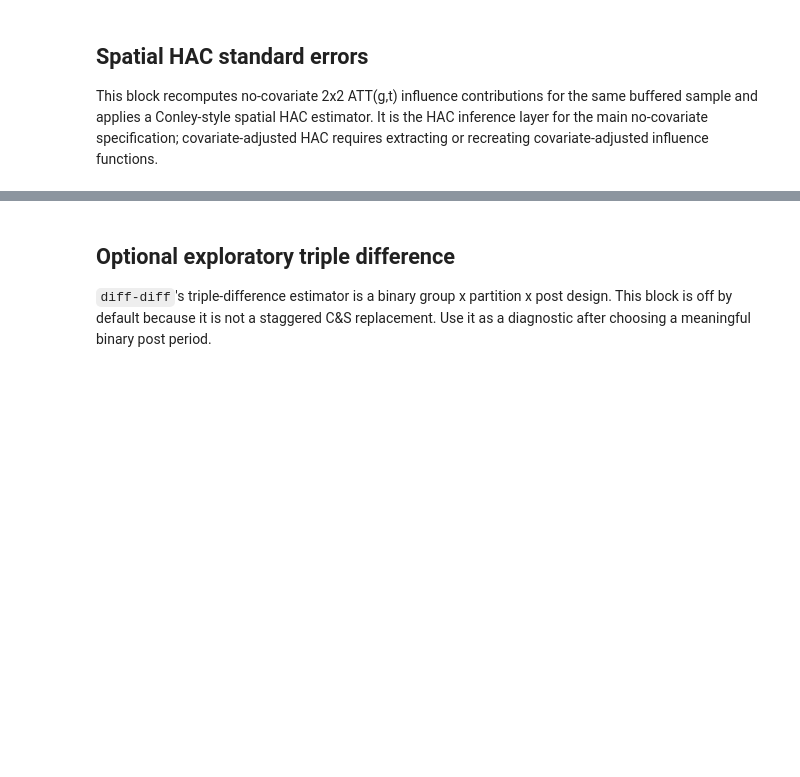
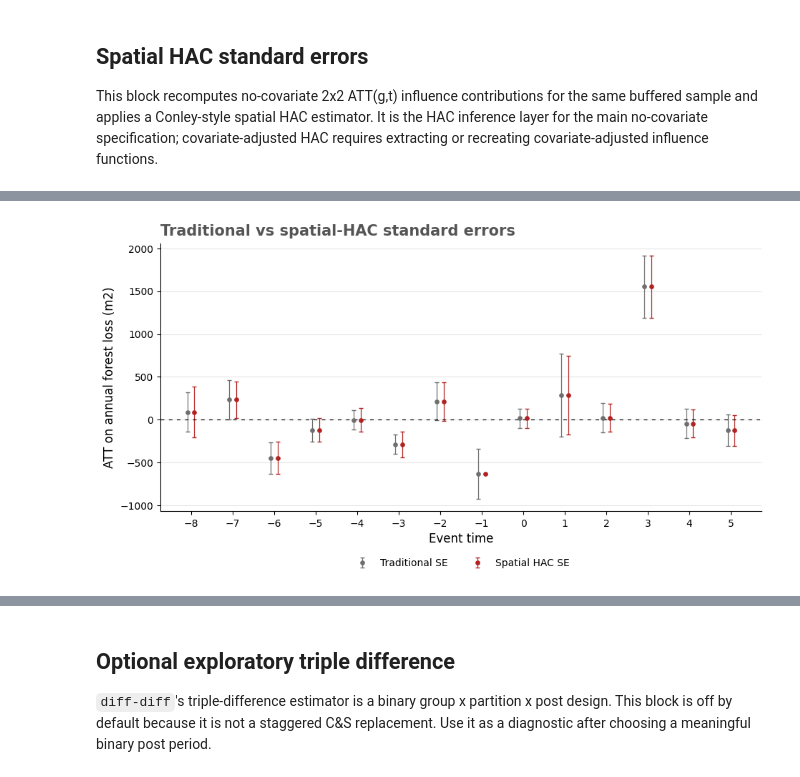
Before and after one commit to cpj97/paper2, a Jupyter notebook: notebooks/08_buffered_cs_att.ipynb, the cells around one changed output, grey strips where cells are left out. Drawn from its saved outputs; the diff is of its cells as text; code cells hidden in the pictures; blank space fills up the shorter version.

```diff
--- a/notebooks/08_buffered_cs_att.ipynb
+++ b/notebooks/08_buffered_cs_att.ipynb
@@ -57,10 +60,27 @@ ROBUST_COVARIATE_PATH = INTERMEDIATE_DIR / append_tag_to_filename('panel_robustn
 
 ESTIMATION_SAMPLE_NAME = '08_buffered_estimation_panel.parquet'
 DIFFDIFF_RESULTS_NAME = '08_diffdiff_cs_results.csv'
+DIFFDIFF_OVERALL_NAME = '08_diffdiff_overall_att.csv'
+COHORT_EFFECTS_NAME = '08_diffdiff_cohort_effects.csv'
+COHORT_HAC_SE_COMPARISON_NAME = '08_diffdiff_cohort_hac_se_comparison.csv'
+OVERALL_HAC_SE_COMPARISON_NAME = '08_diffdiff_overall_hac_se_comparison.csv'
+HAC_SE_COMPARISON_NAME = '08_diffdiff_hac_se_comparison.csv'
 CSDID_RESULTS_NAME = '08_csdid_comparison_results.csv'
 COMPARISON_NAME = '08_diffdiff_csdid_comparison.csv'
 SPATIAL_HAC_NAME = '08_spatial_hac_attgt.csv'
 EVENT_FIG_NAME = '08_diffdiff_event_study.png'
+COHORT_FIG_NAME = '08_diffdiff_cohort_effects.png'
+COHORT_HAC_SE_COMPARISON_FIG_NAME = '08_diffdiff_cohort_hac_se_comparison.png'
+CSDID_EVENT_COMPARISON_FIG_NAME = '08_diffdiff_csdid_event_comparison.png'
+HAC_SE_COMPARISON_FIG_NAME = '08_diffdiff_hac_se_comparison.png'
+
+# Optional cross-check. The full 1km panel can exceed memory for csdid.
+RUN_CSDID_COMPARISON = True
+CSDID_MAX_ROWS = 2_000_000
+CSDID_ALLOW_LARGE_PANEL = True
+
+EVENT_WINDOW_MIN = -8
+EVENT_WINDOW_MAX = 5
 
 # Optional exploratory DDD. This is not staggered; it collapses the design to a binary post period.
 RUN_TRIPLE_DIFFERENCE = False
@@ -253,0 +375,74 @@ else:
+# %%
+hac_se_comparison = pd.DataFrame()
+if not diffdiff_gt.empty and not spatial_hac.empty:
+    traditional = diffdiff_gt.loc[diffdiff_gt['covariate_set'] == 'none', ['group', 'time', 'att', 'se']].copy()
+    traditional = traditional.rename(columns={'att': 'att_diffdiff', 'se': 'se_traditional'})
+    for col in ['group', 'time', 'att_diffdiff', 'se_traditional']:
+        traditional[col] = pd.to_numeric(traditional[col], errors='coerce')
+
+    hac = spatial_hac[['group', 'time', 'event_time', 'att_no_covariate_recomputed', 'spatial_hac_se', 'hac_n_units', 'hac_n_pairs_used', 'hac_truncated']].copy()
+    for col in ['group', 'time', 'event_time', 'att_no_covariate_recomputed', 'spatial_hac_se']:
+        hac[col] = pd.to_numeric(hac[col], errors='coerce')
+
+    hac_se_comparison = traditional.merge(hac, on=['group', 'time'], how='inner')
+    hac_se_comparison = hac_se_comparison.dropna(subset=['att_diffdiff', 'se_traditional', 'spatial_hac_se']).copy()
+    hac_se_comparison['se_ratio_hac_to_traditional'] = hac_se_comparison['spatial_hac_se'] / hac_se_comparison['se_traditional']
+    hac_se_comparison['ci_low_traditional'] = hac_se_comparison['att_diffdiff'] - 1.96 * hac_se_comparison['se_traditional']
+    hac_se_comparison['ci_high_traditional'] = hac_se_comparison['att_diffdiff'] + 1.96 * hac_se_comparison['se_traditional']
+    hac_se_comparison['ci_low_spatial_hac'] = hac_se_comparison['att_diffdiff'] - 1.96 * hac_se_comparison['spatial_hac_se']
+    hac_se_comparison['ci_high_spatial_hac'] = hac_se_comparison['att_diffdiff'] + 1.96 * hac_se_comparison['spatial_hac_se']
+    hac_se_comparison['t_traditional'] = hac_se_comparison['att_diffdiff'] / hac_se_comparison['se_traditional']
+    hac_se_comparison['t_spatial_hac'] = hac_se_comparison['att_diffdiff'] / hac_se_comparison['spatial_hac_se']
+    hac_se_comparison['p_traditional'] = hac_se_comparison['t_traditional'].apply(lambda x: math.erfc(abs(x) / math.sqrt(2.0)) if np.isfinite(x) else np.nan)
+    hac_se_comparison['p_spatial_hac'] = hac_se_comparison['t_spatial_hac'].apply(lambda x: math.erfc(abs(x) / math.sqrt(2.0)) if np.isfinite(x) else np.nan)
+    hac_se_comparison['sig_traditional'] = hac_se_comparison['p_traditional'].apply(significance_stars)
+    hac_se_comparison['sig_spatial_hac'] = hac_se_comparison['p_spatial_hac'].apply(significance_stars)
+
+hac_compare_path = TABLE_DIR / append_tag_to_filename(HAC_SE_COMPARISON_NAME, RUN_TAG)
+hac_se_comparison.to_csv(hac_compare_path, index=False)
+print('Saved:', hac_compare_path)
+if hac_se_comparison.empty:
+    print('No traditional vs spatial-HAC comparison created.')
+else:
+    summary = hac_se_comparison['se_ratio_hac_to_traditional'].describe(percentiles=[0.25, 0.5, 0.75])
+    print('HAC / traditional SE ratio summary:')
+    print(summary.to_string())
+    print(hac_se_comparison[['group', 'time', 'event_time', 'att_diffdiff', 'se_traditional', 'spatial_hac_se', 'se_ratio_hac_to_traditional', 'sig_traditional', 'sig_spatial_hac']].head(12).to_string(index=False))
+
+if not hac_se_comparison.empty:
+    def combine_compare_se(x):
+        x = pd.to_numeric(x, errors='coerce').dropna()
+        return np.sqrt(np.square(x).sum()) / len(x) if len(x) else np.nan
+
+    event_compare = (
+        hac_se_comparison.loc[hac_se_comparison['event_time'].between(EVENT_WINDOW_MIN, EVENT_WINDOW_MAX)]
+        .groupby('event_time', as_index=False)
+        .agg(
+            att=('att_diffdiff', 'mean'),
+            se_traditional=('se_traditional', combine_compare_se),
+            se_spatial_hac=('spatial_hac_se', combine_compare_se),
+            n_effects=('att_diffdiff', 'size'),
+        )
+        .sort_values('event_time')
+    )
+    if not event_compare.empty:
+        fig, ax = plt.subplots(figsize=(9.5, 5.2))
+        offset = 0.08
+        ax.errorbar(event_compare['event_time'] - offset, event_compare['att'], yerr=1.96 * event_compare['se_traditional'], fmt='o', color='#6f6f6f', ecolor='#6f6f6f', elinewidth=0.9, capsize=2.5, markersize=3.8, label='Traditional SE')
+        ax.errorbar(event_compare['event_time'] + offset, event_compare['att'], yerr=1.96 * event_compare['se_spatial_hac'], fmt='o', color='#b22222', ecolor='#b22222', elinewidth=0.9, capsize=2.5, markersize=3.8, label='Spatial HAC SE')
+        ax.axhline(0, color='black', linewidth=0.9, linestyle=(0, (4, 5)))
+        ax.set_title('Traditional vs spatial-HAC standard errors', loc='left', color='#555555', fontsize=15, weight='bold', pad=8)
+        ax.set_xlabel('Event time', fontsize=12)
+        ax.set_ylabel('ATT on annual forest loss (m2)', fontsize=12)
+        ax.set_xticks(range(EVENT_WINDOW_MIN, EVENT_WINDOW_MAX + 1))
+        ax.grid(True, axis='y', color='#e7e7e7', linewidth=0.8)
+        ax.grid(False, axis='x')
+        ax.spines['top'].set_visible(False)
+        ax.spines['right'].set_visible(False)
+        ax.legend(frameon=False, loc='upper center', bbox_to_anchor=(0.5, -0.14), ncol=2)
+        fig.tight_layout()
+        hac_compare_fig_path = FIG_DIR / append_tag_to_filename(HAC_SE_COMPARISON_FIG_NAME, RUN_TAG)
+        fig.savefig(hac_compare_fig_path, dpi=220, bbox_inches='tight')
+        plt.show()
+        print('Saved:', hac_compare_fig_path)
+# %% [output]
@@ -253,0 +466 @@ else:
+[figure, added]
```
Also changed, not shown: parts of 11 cells of this notebook, 28 other files.
